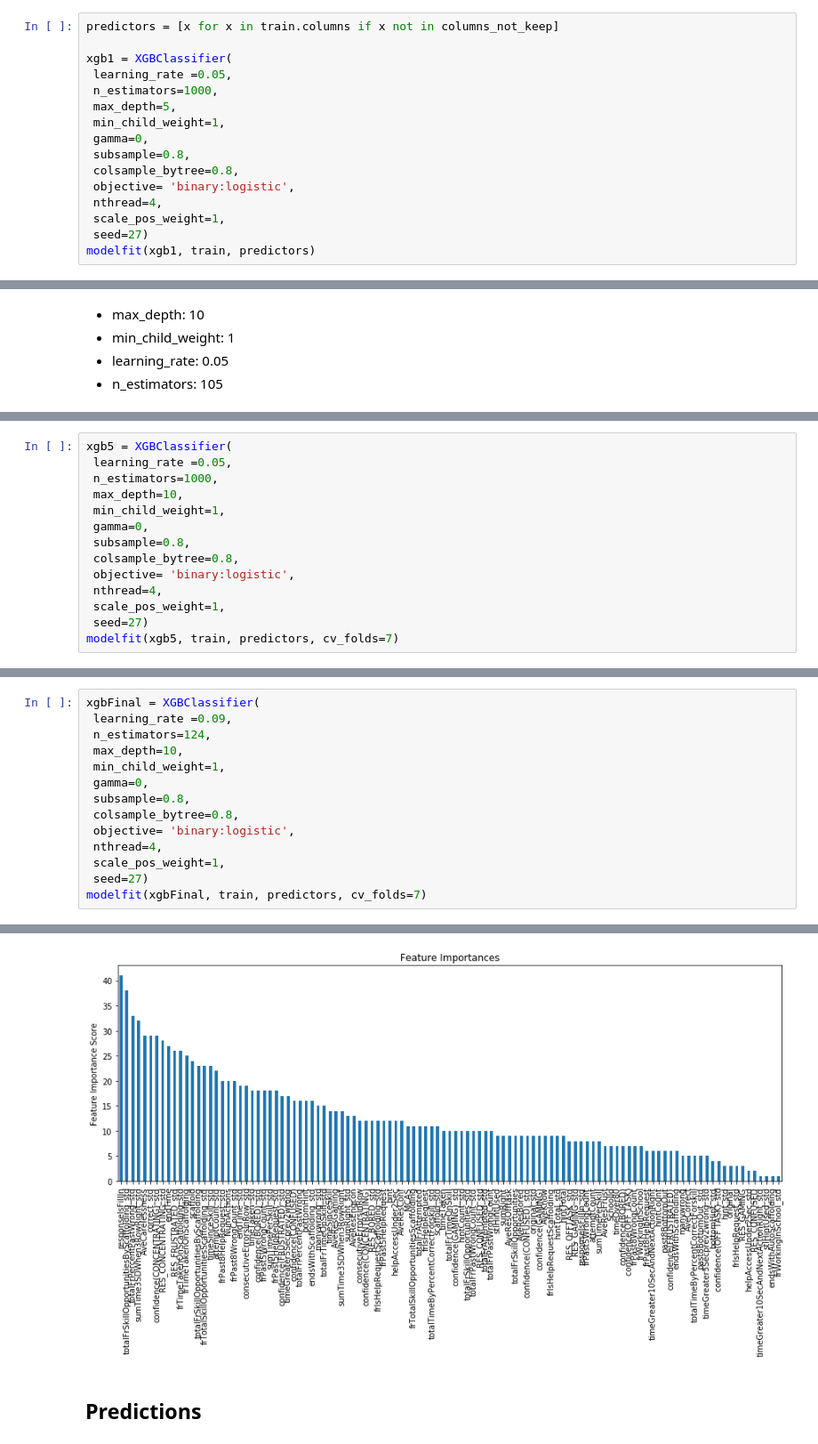
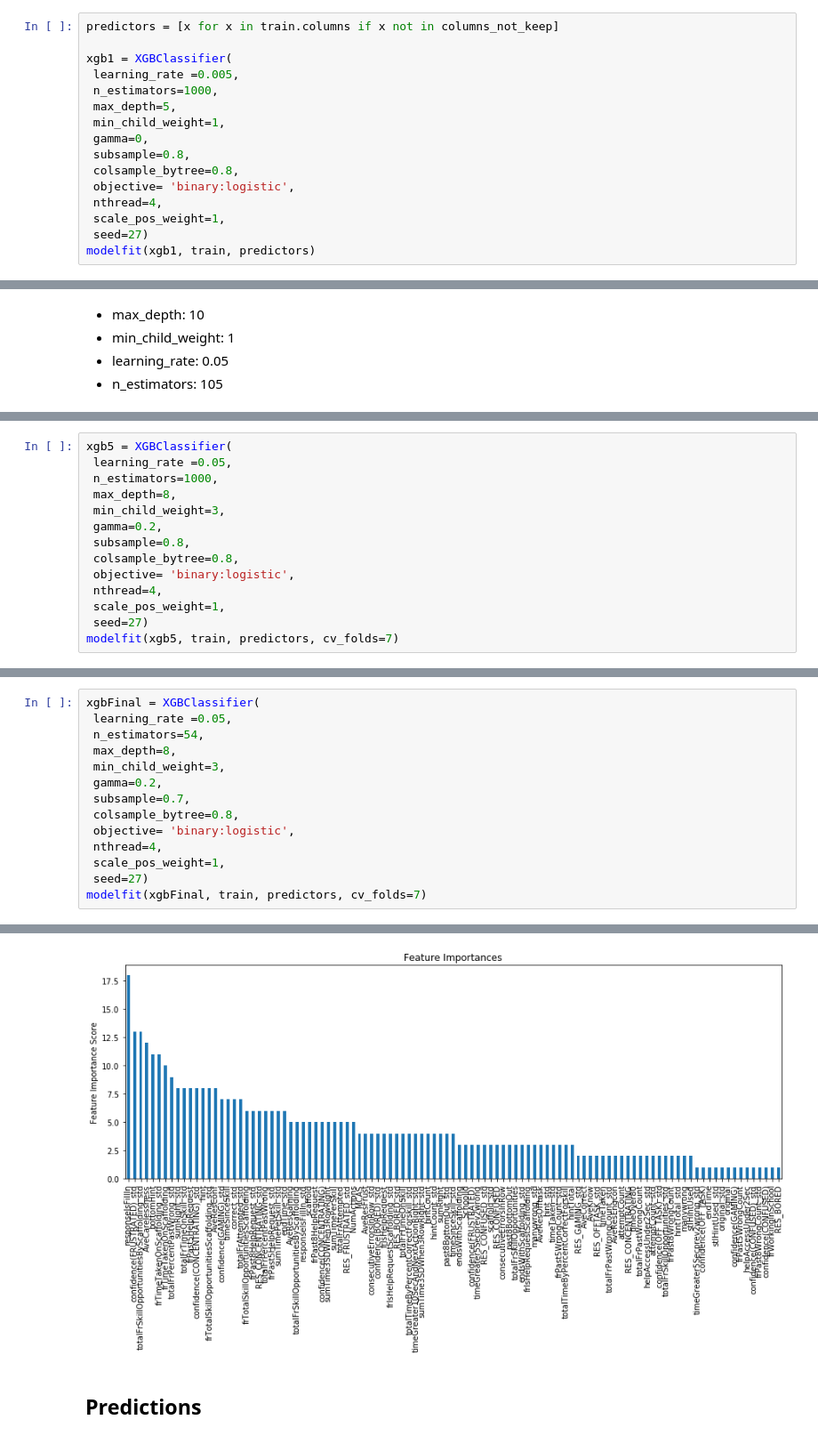
Before and after one commit to darioAnongba/ASSIStments-Competition, a Jupyter notebook: xgboost.ipynb, the cells around one changed output, grey strips where cells are left out. Shown at 89% size. Cells and saved outputs as stored; diff of their text form.

```diff
--- a/xgboost.ipynb
+++ b/xgboost.ipynb
@@ -75,7 +82,7 @@ def modelfit(alg, dtrain, predictors, useTrainCV=True, cv_folds=7, early_stoppin
 predictors = [x for x in train.columns if x not in columns_not_keep]
 
 xgb1 = XGBClassifier(
- learning_rate =0.05,
+ learning_rate =0.005,
  n_estimators=1000,
  max_depth=5,
  min_child_weight=1,
@@ -213,9 +223,9 @@ gsearch3.grid_scores_, gsearch3.best_params_, gsearch3.best_score_
 xgb5 = XGBClassifier(
  learning_rate =0.05,
  n_estimators=1000,
- max_depth=10,
- min_child_weight=1,
- gamma=0,
+ max_depth=8,
+ min_child_weight=3,
+ gamma=0.2,
  subsample=0.8,
  colsample_bytree=0.8,
  objective= 'binary:logistic',
@@ -286,11 +296,11 @@ gsearch4.grid_scores_, gsearch4.best_params_, gsearch4.best_score_
 # %%
 xgbFinal = XGBClassifier(
- learning_rate =0.09,
- n_estimators=124,
- max_depth=10,
- min_child_weight=1,
- gamma=0,
- subsample=0.8,
+ learning_rate =0.05,
+ n_estimators=54,
+ max_depth=8,
+ min_child_weight=3,
+ gamma=0.2,
+ subsample=0.7,
  colsample_bytree=0.8,
  objective= 'binary:logistic',
  nthread=4,
@@ -318,4 +328,4 @@ AUC Score (Train): 1.000000
-[figure, old version]
+[figure, new version]
 # %% [markdown]
 ## Predictions
 # %%
```
Also changed, not shown: parts of 10 cells of this notebook.
